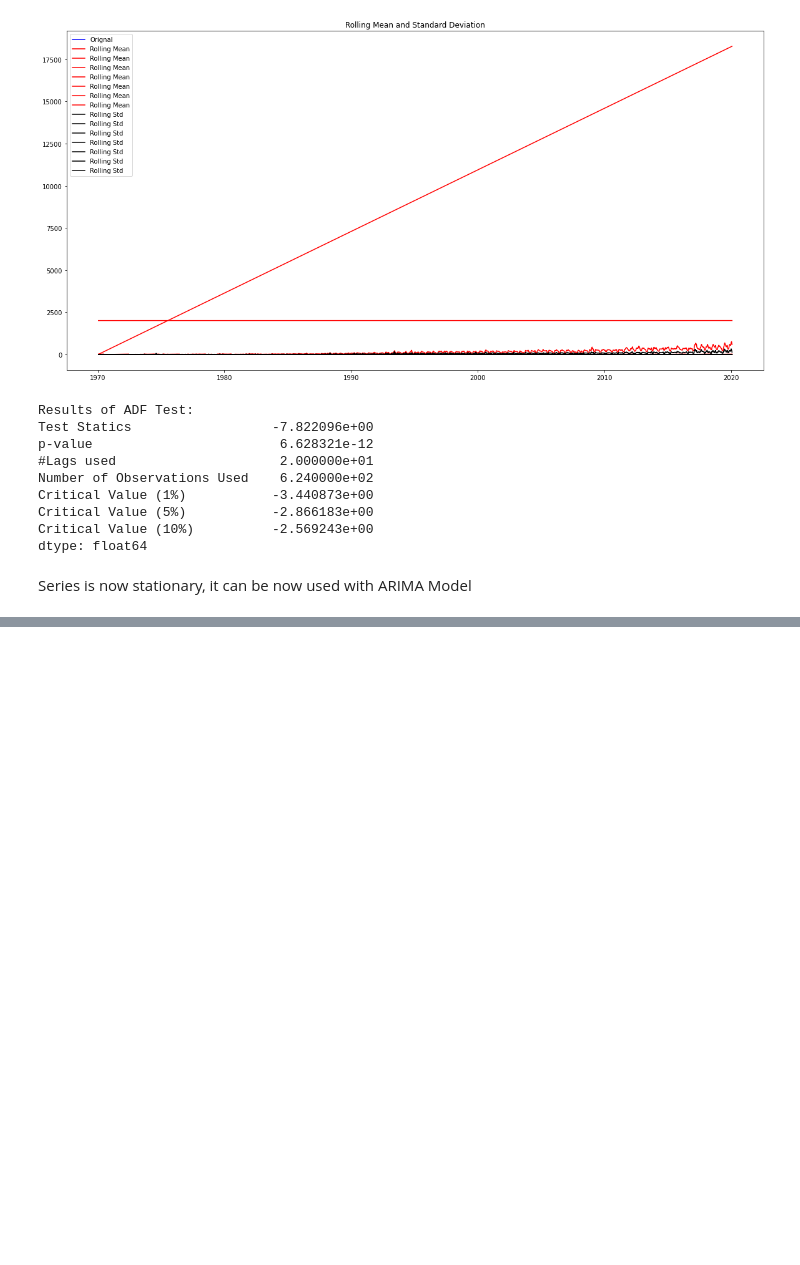
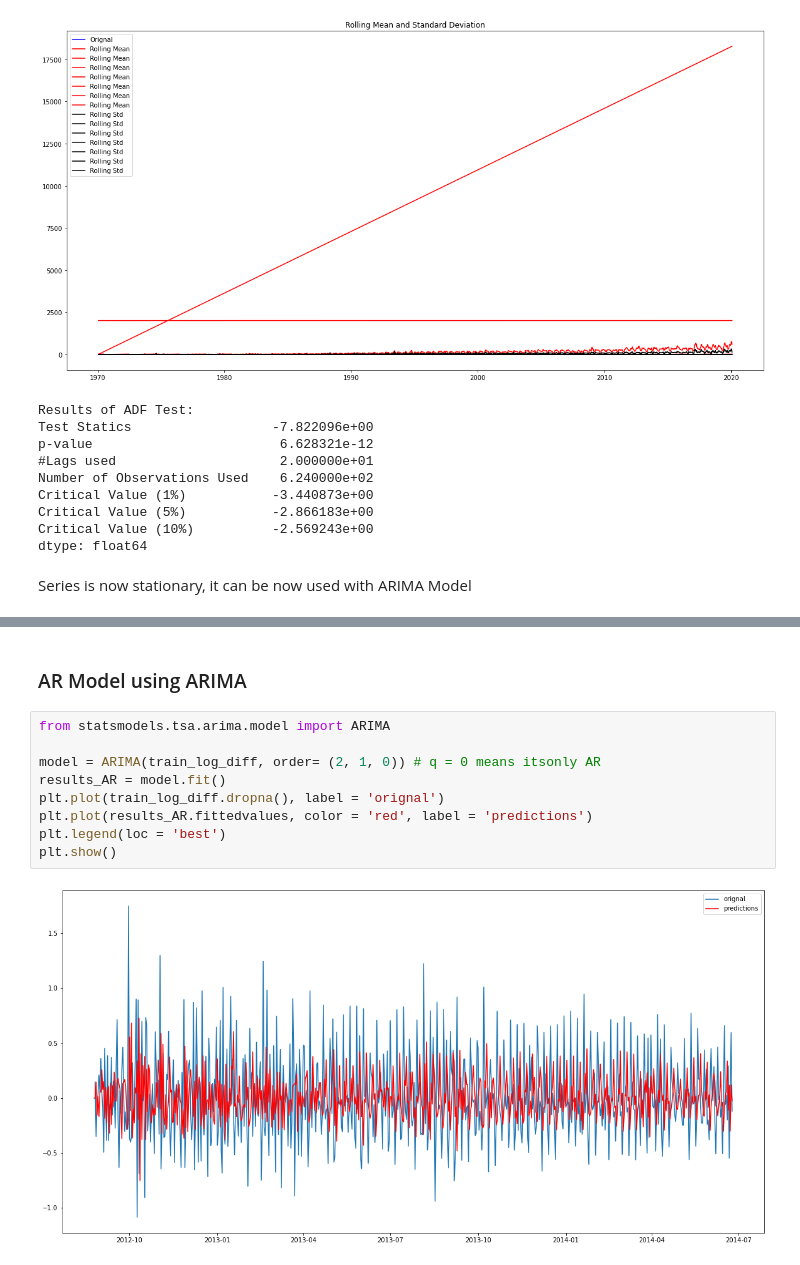
Before and after one commit to AnshuLodha007/Unicorn_Hackathon, a Jupyter notebook: Solution.ipynb, the cells around one changed output, grey strips where cells are left out. Drawn from its saved outputs; the diff is of its cells as text; blank space fills up the shorter version.

```diff
--- a/Solution.ipynb
+++ b/Solution.ipynb
@@ -876,0 +903,13 @@ Series is now stationary, it can be now used with ARIMA Model
+# %% [markdown]
+### AR Model using ARIMA
+# %%
+from statsmodels.tsa.arima.model import ARIMA
+
+model = ARIMA(train_log_diff, order= (2, 1, 0)) # q = 0 means itsonly AR
+results_AR = model.fit()
+plt.plot(train_log_diff.dropna(), label = 'orignal')
+plt.plot(results_AR.fittedvalues, color = 'red', label = 'predictions')
+plt.legend(loc = 'best')
+plt.show()
+# %% [output]
+[figure, added]
```
Also changed, not shown: parts of 5 cells of this notebook.
